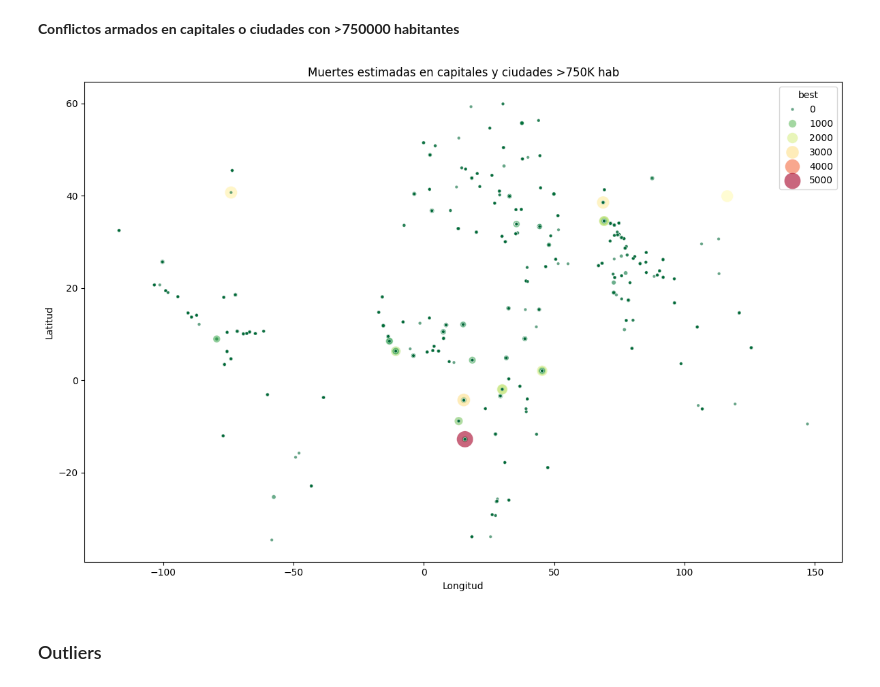
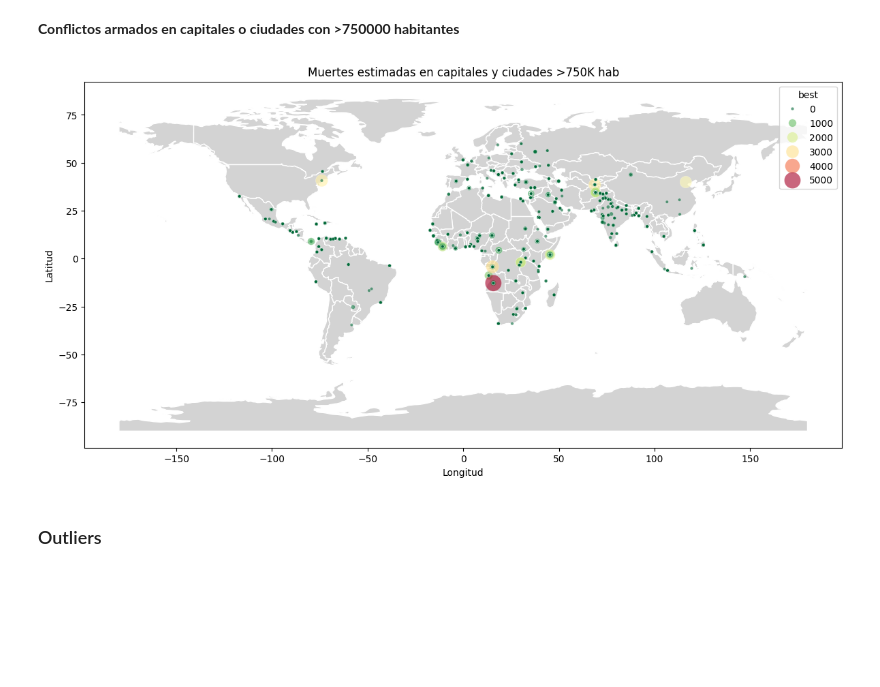
Before and after one commit to SantiagoCasado/CEIA_Analisis_Datos, a Jupyter notebook: add_tp1.ipynb, the cells around one changed output. Saved outputs shown, nothing was run; the diff lists cells and outputs as text; code cells hidden in the pictures; blank space fills up the shorter version.

Commit message:
carga de mapa 'Muertes estimadas en capitales y ciudades >750K hab'

```diff
--- a/add_tp1.ipynb
+++ b/add_tp1.ipynb
@@ -832,27 +832,36 @@ plt.show()
 # %%
 ciudadesGrandes = df_cace[(df_cace['Capital'] == 1) | (df_cace['Majorcity'] == 1)]
 
-plt.figure(figsize=(12,8))
+
+# 2. Crear figura
+plt.figure(figsize=(12, 8))
+
+# 3. Plotear el mapa base
+world.plot(ax=plt.gca(), color="lightgray", edgecolor="white")
+
+# 4. Agregar scatterplot de tus datos
 scatter = sns.scatterplot(
     data=ciudadesGrandes,
     x='longitude',
     y='latitude',
     hue='best',
     size='best',
     palette='RdYlGn_r',
     sizes=(10, 300),
     alpha=0.6,
-    legend='brief'
+    legend='brief',
+    ax=plt.gca()
 )
 
+# 5. Etiquetas y título
 plt.title('Muertes estimadas en capitales y ciudades >750K hab')
 plt.xlabel('Longitud')
 plt.ylabel('Latitud')
 
 plt.tight_layout()
 plt.show()
 # %% [output]
-[figure, old version]
+[figure, new version]
 # %% [markdown]
 ### Outliers
 # %% [markdown]
```
